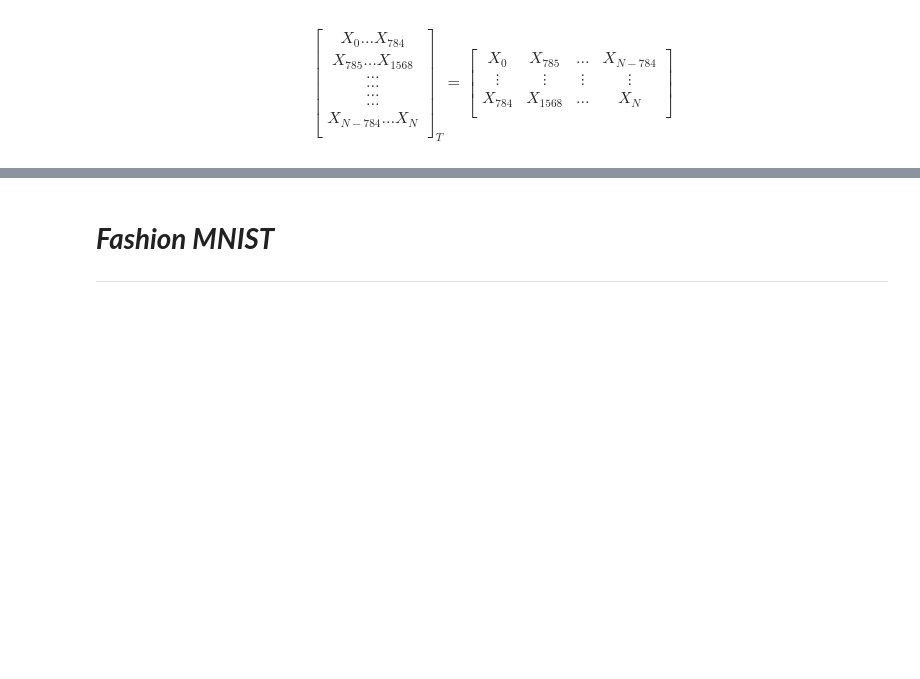
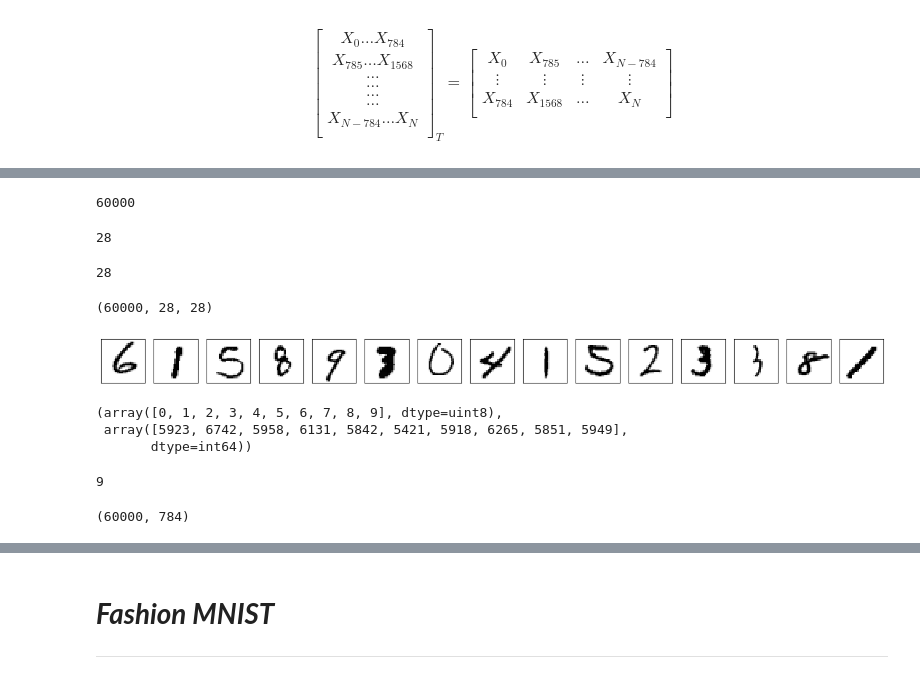
Before and after one commit to anoban/python, a Jupyter notebook: NNs From Scratch.ipynb, the cells around one changed output, grey strips where cells are left out. Cells and saved outputs as stored; diff of their text form; code cells hidden in the pictures; blank space fills up the shorter version.

Commit message:
new file:   MNIST/MNIST handwritten digit database, Yann LeCun, Corinna Cortes and Chris Burges.html 	modified:   NNs From Scratch.ipynb

```diff
--- a/NNs From Scratch.ipynb
+++ b/NNs From Scratch.ipynb
@@ -15,11 +16,11 @@ import gc
 # %% [markdown]
 ![MNIST](./MNIST/MnistExamplesModified.png)
 # %%
-# each image is a black and white 28 x 28 pixels array of 8 bit unsigned integers
-# pixel values range from 0 (black) to 255 (white)
+# each image is a black and white 28 x 28 pixels array of 8 bit unsigned integers (8 bit pixel depth)
+# pixel values range from 0 (white) to 255 (black)
 
 # pixels per image
-PPIMAGE = 28 * 28
+PPIMAGE: int = 28 * 28
 PPIMAGE
 # %% [output]
 784
@@ -52,0 +73,8 @@ os.listdir(r"./MNIST/")
+# %%
+mnist: list[NDArray[np.uint8]] = []
+
+for file in os.listdir(r"./MNIST/")[1:]:
+    with open(f"./MNIST/{file}", "rb") as fp:
+        mnist.append(np.fromfile(fp, dtype = np.uint8))
+# %%
+test_x, test_y, train_x, train_y = mnist
@@ -52,0 +102,33 @@ os.listdir(r"./MNIST/")
+# %%
+# we have 60,000 images
+
+NIMAGES: int = int.from_bytes(train_x[4:8], byteorder = "big")
+NIMAGES
+# %% [output]
+60000
+# %%
+int.from_bytes(train_x[9:12], byteorder = "big")
+# %% [output]
+28
+# %%
+int.from_bytes(train_x[12:16], byteorder = "big")
+# %% [output]
+28
+# %%
+images = np.array([a.reshape(28, 28) for a in train_x[16:].reshape(60_000, PPIMAGE)])
+# %%
+images.shape
+# %% [output]
+(60000, 28, 28)
+# %%
+# we're good to go :)
+
+fig, axes = plt.subplots(nrows = 1, ncols = 15)
+fig.set_size_inches(20, 4)
+for ax, idx in zip(axes, np.random.choice(np.arange(0, 60_000), size = 15, replace = False)):
+    ax.imshow(images[idx], cmap = "binary")
+    ax.set_xticks([])
+    ax.set_yticks([])
+plt.show()
+# %% [output]
+[figure, added]
@@ -52,0 +147,14 @@ os.listdir(r"./MNIST/")
+# %%
+# there we go :)
+
+np.unique(train_y[8:], return_counts = True)
+# %% [output]
+(array([0, 1, 2, 3, 4, 5, 6, 7, 8, 9], dtype=uint8),
+ array([5923, 6742, 5958, 6131, 5842, 5421, 5918, 6265, 5851, 5949],
+       dtype=int64))
+# %%
+# oopsies
+
+int.from_bytes(b'\t')
+# %% [output]
+9
@@ -52,0 +165,5 @@ os.listdir(r"./MNIST/")
+# %%
+train_x = train_x[16:].reshape(NIMAGES, PPIMAGE)
+train_x.shape
+# %% [output]
+(60000, 784)
```
Also changed, not shown: parts of 17 cells of this notebook, 1 other file.
